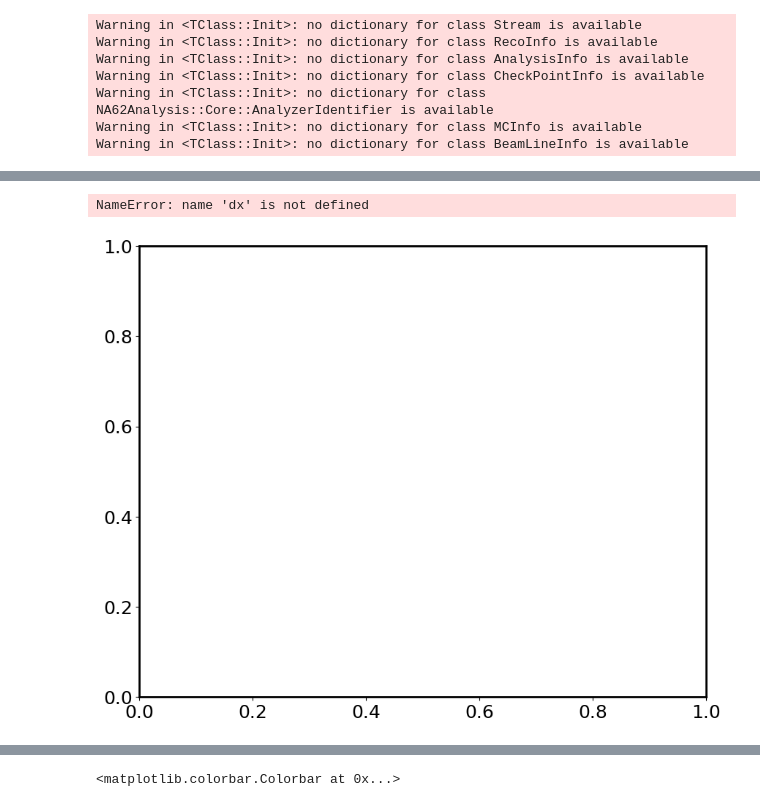
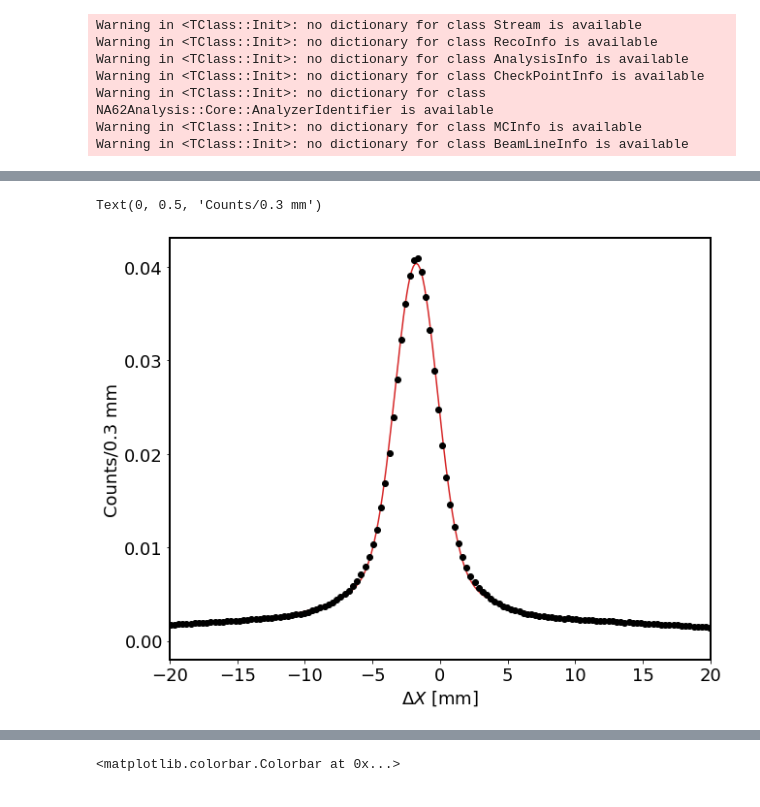
Before and after one commit to kleimenova/gtkstudy, a Jupyter notebook: TP4b_project_study.ipynb, the cells around one changed output, grey strips where cells are left out. Drawn from its saved outputs; the diff is of its cells as text; code cells hidden in the pictures.

```diff
--- a/TP4b_project_study.ipynb
+++ b/TP4b_project_study.ipynb
@@ -127,13 +164,0 @@ def gauss2(x, const0, const1, mean1, sigma1, const2, mean2, sigma2):
-# %%
-fig, ax= pl.subplots(figsize=(plotw,ploth))
-
-nbins = 400
-x_range = [-60, 60] #Mass is in GeV
-bin_width = (x_range[1] - x_range[0])/nbins
-counts, bins = pl.hist(dx, histtype="step", linewidth=2, bins=nbins, range=x_range)
-
-ax.set_xlabel(r'$\Delta X$ [mm]', fontsize=textsize)
-ax.set_ylabel(r'Counts/0.3 mm', fontsize=textsize)
-# %% [output]
-NameError: name 'dx' is not defined
-[figure, removed]
@@ -139,0 +201,20 @@ NameError: name 'dx' is not defined
+# %%
+# Prepare fit function:
+# Why do we use double gauss?
+obs = zfit.Space('x', limits=(-60, 60))
+
+mu1 = get_param("mu100", -1.5, -2, 1)
+sigma1 = get_param("sigma100", 1.8,  0, 3)
+gauss1 = zfit.pdf.Gauss(obs=obs, mu=mu1, sigma=sigma1)
+
+mu2 = get_param("mu101", -2, -5, 1)
+sigma2 = get_param("sigma101", 20,  10, 120)
+gauss2 = zfit.pdf.Gauss(obs=obs, mu=mu2, sigma=sigma2)
+
+mu3 = get_param("mu103", -2, -5, 1)
+sigma3 = get_param("sigma103", 5,  3, 20)
+gauss3 = zfit.pdf.Gauss(obs=obs, mu=mu3, sigma=sigma3)
+
+g1_frac = get_param('g_frac100', 0.2, 0, 1)
+g2_frac = get_param('g_frac100', 0.2, 0, 1)
+model = zfit.pdf.SumPDF([gauss1, gauss2, gauss3], fracs=[g1_frac, g2_frac])
@@ -139,0 +232,29 @@ NameError: name 'dx' is not defined
+# %%
+fig, ax= pl.subplots(figsize=(plotw,ploth))
+
+nbins = 400
+x_range = [-60, 60]
+
+counts, bin_edges = np.histogram(dx, bins=nbins, range=(x_range[0], x_range[1]))
+bin_centres = (bin_edges[:-1]+bin_edges[1:])/2.
+err = np.sqrt(counts)
+err = err/np.sum(counts)
+counts = counts/np.sum(counts)
+pl.errorbar(bin_centres, counts, yerr=err, fmt='o', color='black')
+
+
+lower, upper = obs.limits
+numpoint=1000
+x_plot = np.linspace(lower[-1][0], upper[0][0], num=numpoint)
+y_plot = zfit.run(model.pdf(x_plot, norm_range=obs))
+
+pl.plot(x_plot, y_plot*numpoint/(nbins*np.sum(y_plot)), color='tab:red')
+
+ax.set_xlim(-20, 20)
+# ax.set_yscale('log')
+
+ax.set_xlabel(r'$\Delta X$ [mm]', fontsize=textsize)
+ax.set_ylabel(r'Counts/0.3 mm', fontsize=textsize)
+# %% [output]
+Text(0, 0.5, 'Counts/0.3 mm')
+[figure, added]
```
Also changed, not shown: parts of 16 cells of this notebook.
